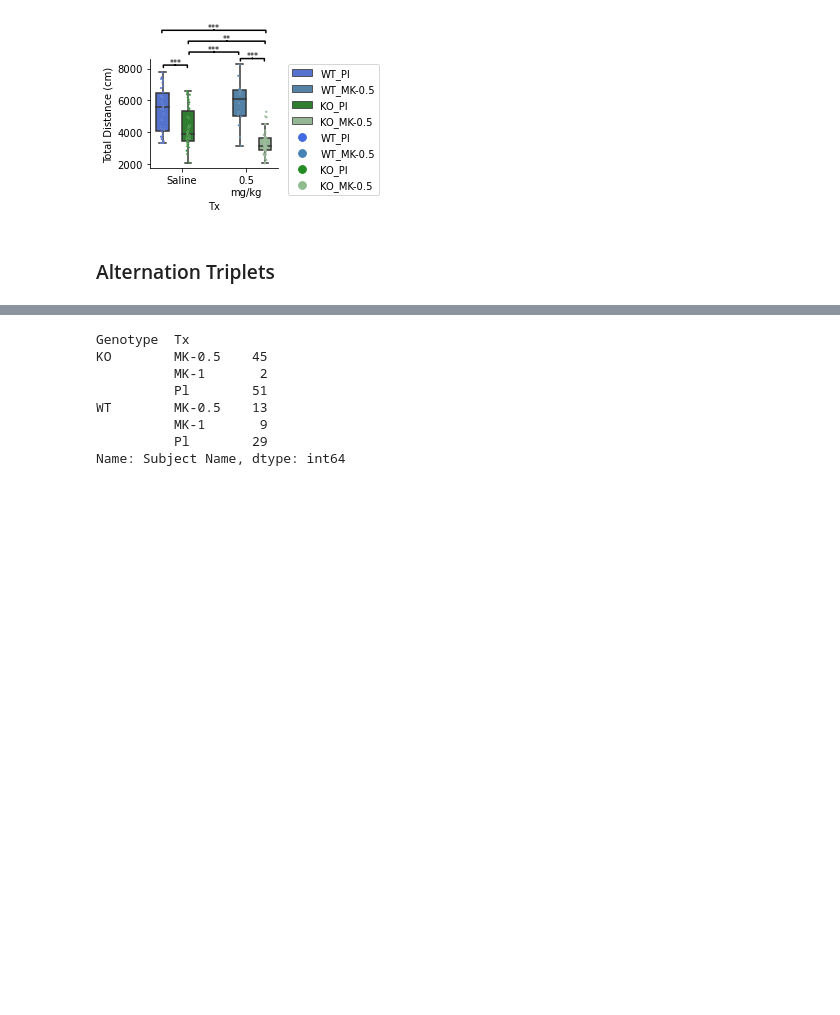
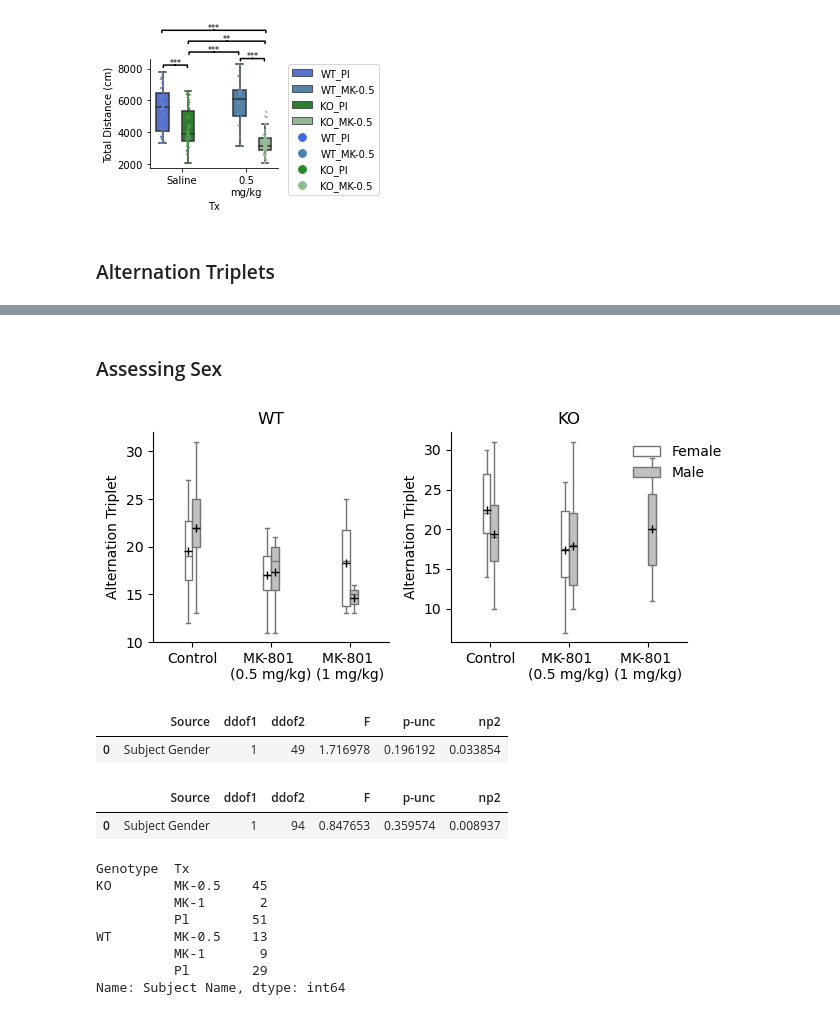
Before and after one commit to FMendezSlc/NeuroPy, a Jupyter notebook: Y_maze.ipynb, the cells around one changed output, grey strips where cells are left out. Saved outputs shown, nothing was run; the diff lists cells and outputs as text; code cells hidden in the pictures; blank space fills up the shorter version.

```diff
--- a/Y_maze.ipynb
+++ b/Y_maze.ipynb
@@ -203,0 +308,39 @@ tri_tidy=y_data.drop(index = tri_outliers, inplace = False)
+# %% [markdown]
+### Assessing Sex
+# %%
+triplets_sex, axs = plt.subplots(1, 2, figsize = (6.5, 3))
+sns.boxplot(data = tri_tidy[tri_tidy['Genotype']=='WT'], x = 'Tx', y = 'Alternation Triplet', hue='Subject Gender',
+            order=['Pl', 'MK-0.5', 'MK-1'], showmeans=True, showfliers= False, meanprops={'marker':'+', 'markeredgecolor':'k'},
+            width=0.2, palette=['white', 'silver'], ax = axs[0])
+sns.despine()
+labels = ['Control', 'MK-801 \n(0.5 mg/kg)', 'MK-801 \n(1 mg/kg)']
+axs[0].set_title('WT')
+axs[0].set_xticklabels(labels)
+#axs[0].set_ylabel('Alternation Triplet')
+axs[0].set_xlabel('')
+axs[0].legend([],[], frameon=False)
+
+sns.boxplot(data = tri_tidy[tri_tidy['Genotype']=='KO'], x = 'Tx', y = 'Alternation Triplet', hue='Subject Gender',
+            order=['Pl', 'MK-0.5', 'MK-1'], showmeans=True, showfliers= False, meanprops={'marker':'+', 'markeredgecolor':'k'},
+            width=0.2, palette=['white', 'silver'], ax = axs[1])
+sns.despine()
+labels = ['Control', 'MK-801 \n(0.5 mg/kg)', 'MK-801 \n(1 mg/kg)']
+axs[1].set_title('KO')
+axs[1].set_xticklabels(labels)
+#axs[1].set_ylabel('Total Distance (cm)')
+axs[1].set_xlabel('')
+axs[1].legend(loc= 1, frameon=False, bbox_to_anchor=(1.2, 1))
+
+plt.tight_layout()
+# %% [output]
+[figure, added]
+# %%
+pg.anova(data=tri_tidy[tri_tidy['Genotype']=='WT'], dv = 'Alternation Triplet', between= 'Subject Gender')
+# %% [output]
+|  | Source | ddof1 | ddof2 | F | p-unc | np2 |
+| 0 | Subject Gender | 1 | 49 | 1.716978 | 0.196192 | 0.033854 |
+# %%
+pg.anova(data=tri_tidy[(tri_tidy['Genotype']=='KO') & (y_data['Tx']!='MK-1')], dv = 'Alternation Triplet', between= 'Subject Gender')
+# %% [output]
+|  | Source | ddof1 | ddof2 | F | p-unc | np2 |
+| 0 | Subject Gender | 1 | 94 | 0.847653 | 0.359574 | 0.008937 |
```
Also changed, not shown: parts of 43 cells of this notebook, 2 other files.
